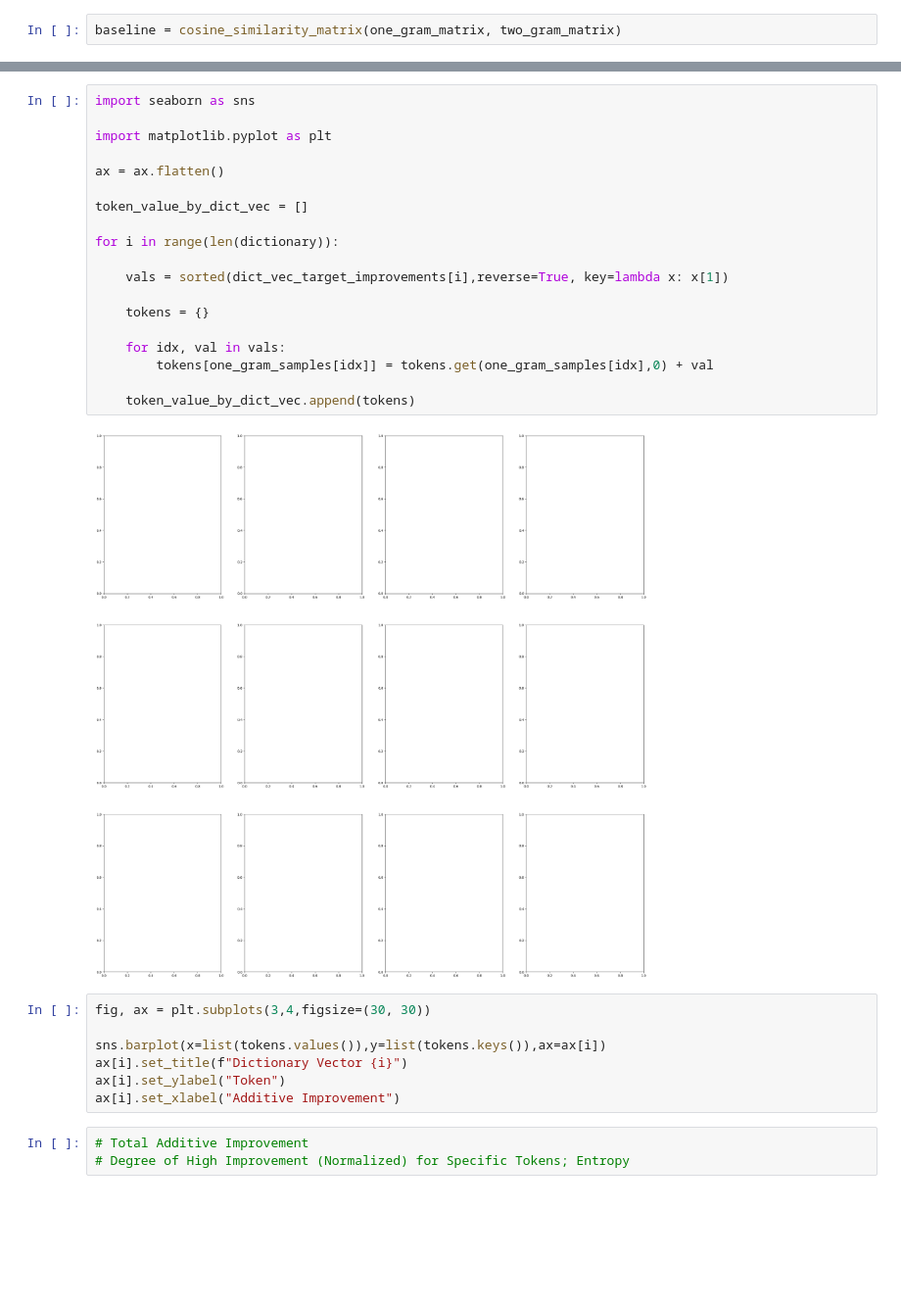
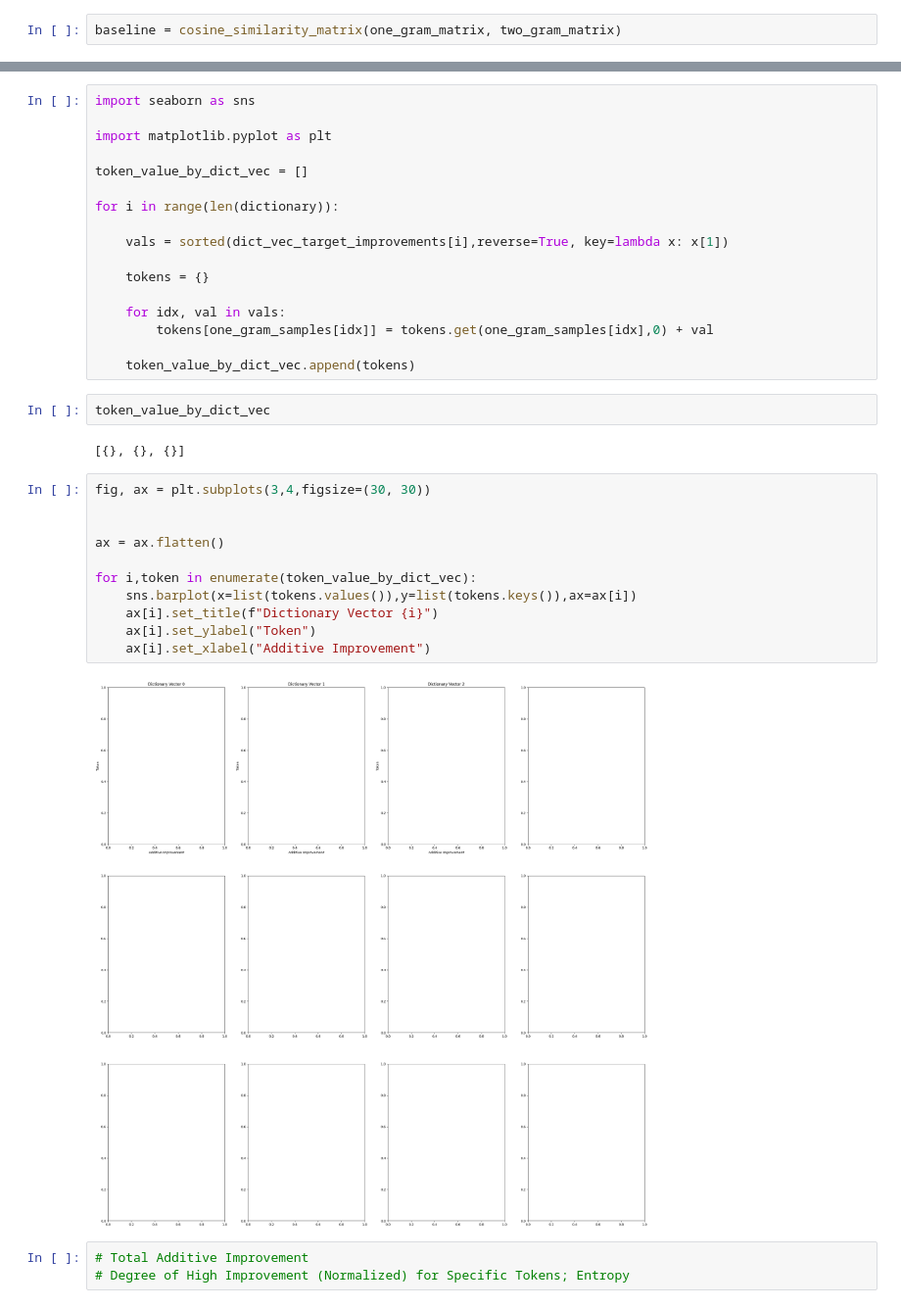
Before and after one commit to CRIS-Lab-2025/dictionary_learning, a Jupyter notebook: ngram_encoding.ipynb, the cells around one changed output, grey strips where cells are left out. Shown at 98% size. Cells and saved outputs as stored; diff of their text form; blank space fills up the shorter version.

```diff
--- a/ngram_encoding.ipynb
+++ b/ngram_encoding.ipynb
@@ -237,8 +272,6 @@ for vec in dictionary:
 import seaborn as sns
 
 import matplotlib.pyplot as plt
-
-ax = ax.flatten()
 
 token_value_by_dict_vec = []
 
@@ -252,15 +285,23 @@ for i in range(len(dictionary)):
         tokens[one_gram_samples[idx]] = tokens.get(one_gram_samples[idx],0) + val
 
     token_value_by_dict_vec.append(tokens)
-# %% [output]
-[figure, removed]
+# %%
+token_value_by_dict_vec
+# %% [output]
+[{}, {}, {}]
 # %%
 fig, ax = plt.subplots(3,4,figsize=(30, 30))
 
-sns.barplot(x=list(tokens.values()),y=list(tokens.keys()),ax=ax[i])
-ax[i].set_title(f"Dictionary Vector {i}")
-ax[i].set_ylabel("Token")
-ax[i].set_xlabel("Additive Improvement")
+
+ax = ax.flatten()
+
+for i,token in enumerate(token_value_by_dict_vec):
+    sns.barplot(x=list(tokens.values()),y=list(tokens.keys()),ax=ax[i])
+    ax[i].set_title(f"Dictionary Vector {i}")
+    ax[i].set_ylabel("Token")
+    ax[i].set_xlabel("Additive Improvement")
+# %% [output]
+[figure, added]
 # %%
 # Total Additive Improvement
 # Degree of High Improvement (Normalized) for Specific Tokens; Entropy
```
Also changed, not shown: parts of 9 cells of this notebook, 3 other files.
